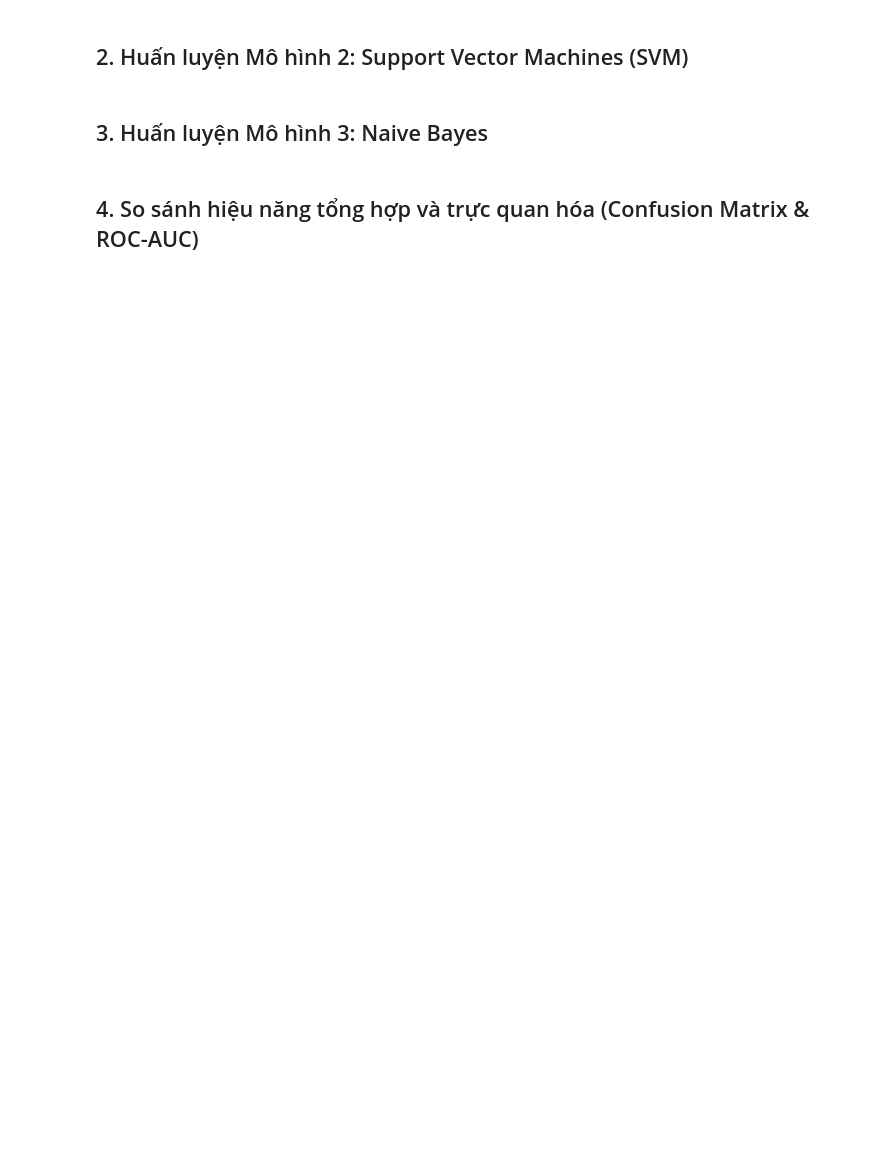
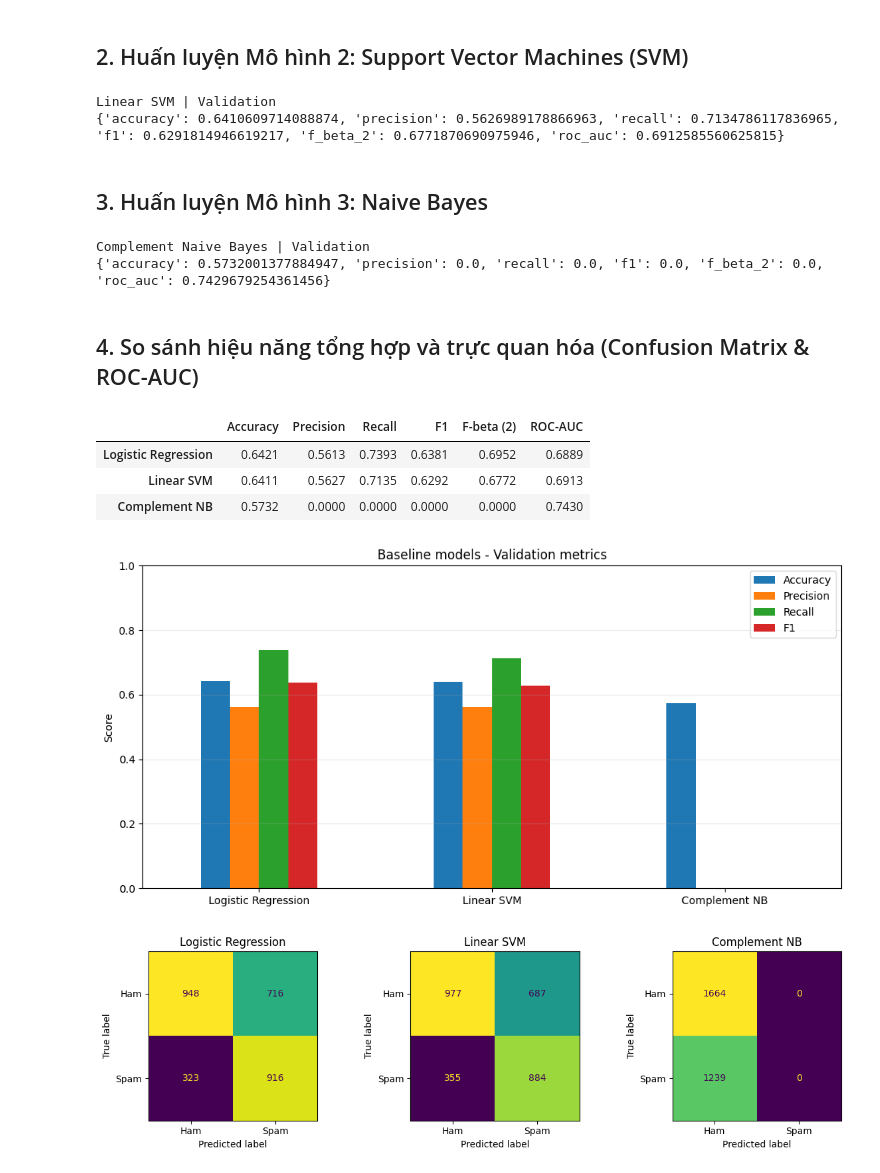
Before and after one commit to iamtien77/spam_classifier, a Jupyter notebook: notebooks/03_model_baseline_and_training.ipynb, the cells around one changed output. Drawn from its saved outputs; the diff is of its cells as text; code cells hidden in the pictures; blank space fills up the shorter version.

Commit message:
Update spam classifier task 2 files
Co-authored-by: Copilot <223556219+Copilot@users.noreply.github.com>

```diff
--- a/notebooks/03_model_baseline_and_training.ipynb
+++ b/notebooks/03_model_baseline_and_training.ipynb
@@ -39,2 +55,16 @@ pass
+# %%
+# Huấn luyện Linear SVM; decision score có thể chuyển thành xác suất bằng sigmoid
+svm_model = LinearSVMFromScratch(C=1.0, learning_rate=0.05, max_iter=60, class_weight="balanced")
+svm_model.fit(X_train_csr, y_train)
+y_scores_svm = svm_model.decision_function(X_val_csr)
+y_prob_svm = svm_model.predict_proba(X_val_csr)[:, 1]
+y_pred_svm = (y_prob_svm >= 0.5).astype(int)
+print("Linear SVM | Validation")
+print({"accuracy": accuracy_score(y_val, y_pred_svm), "precision": precision_score(y_val, y_pred_svm, zero_division=0),
+       "recall": recall_score(y_val, y_pred_svm, zero_division=0), "f1": f1_score(y_val, y_pred_svm, zero_division=0),
+       "f_beta_2": fbeta_score(y_val, y_pred_svm, beta=2, zero_division=0), "roc_auc": roc_auc_score(y_val, y_prob_svm)})
+# %% [output]
+Linear SVM | Validation
+{'accuracy': 0.6410609714088874, 'precision': 0.5626989178866963, 'recall': 0.7134786117836965, 'f1': 0.6291814946619217, 'f_beta_2': 0.6771870690975946, 'roc_auc': 0.6912585560625815}
 # %% [markdown]
 ## 3. Huấn luyện Mô hình 3: Naive Bayes
@@ -49,2 +71,15 @@ pass
+# %%
+# Huấn luyện Complement Naive Bayes; có thể đổi kind="multinomial" để so sánh
+nb_model = NaiveBayesClassifier(alpha=1.0, kind="complement")
+nb_model.fit(X_train_csr, y_train)
+y_prob_nb = nb_model.predict_proba(X_val_csr)[:, 1]
+y_pred_nb = (y_prob_nb >= 0.5).astype(int)
+print("Complement Naive Bayes | Validation")
+print({"accuracy": accuracy_score(y_val, y_pred_nb), "precision": precision_score(y_val, y_pred_nb, zero_division=0),
+       "recall": recall_score(y_val, y_pred_nb, zero_division=0), "f1": f1_score(y_val, y_pred_nb, zero_division=0),
+       "f_beta_2": fbeta_score(y_val, y_pred_nb, beta=2, zero_division=0), "roc_auc": roc_auc_score(y_val, y_prob_nb)})
+# %% [output]
+Complement Naive Bayes | Validation
+{'accuracy': 0.5732001377884947, 'precision': 0.0, 'recall': 0.0, 'f1': 0.0, 'f_beta_2': 0.0, 'roc_auc': 0.7429679254361456}
 # %% [markdown]
 ## 4. So sánh hiệu năng tổng hợp và trực quan hóa (Confusion Matrix & ROC-AUC)
@@ -58,0 +86,25 @@ pass
+# %%
+# Bảng tổng hợp các mô hình baseline trên Validation và lưu biểu đồ ma trận nhầm lẫn
+results = {}
+for name, prob in {"Logistic Regression": y_prob_lr, "Linear SVM": y_prob_svm, "Complement NB": y_prob_nb}.items():
+    pred = (prob >= 0.5).astype(int)
+    results[name] = {"Accuracy": accuracy_score(y_val, pred), "Precision": precision_score(y_val, pred, zero_division=0),
+                     "Recall": recall_score(y_val, pred, zero_division=0), "F1": f1_score(y_val, pred, zero_division=0),
+                     "F-beta (2)": fbeta_score(y_val, pred, beta=2, zero_division=0), "ROC-AUC": roc_auc_score(y_val, prob)}
+comparison_df = pd.DataFrame(results).T.sort_values("F-beta (2)", ascending=False)
+display(comparison_df.round(4))
+ax = comparison_df[["Accuracy", "Precision", "Recall", "F1"]].plot(kind="bar", figsize=(10, 5), ylim=(0, 1), rot=0)
+ax.set_title("Baseline models - Validation metrics"); ax.set_ylabel("Score"); ax.grid(axis="y", alpha=0.25)
+plt.tight_layout(); plt.savefig(FIGURES_DIR / "task2_baseline_comparison.png", dpi=300); plt.show()
+fig, axes = plt.subplots(1, 3, figsize=(12, 3.5))
+for ax, (name, prob) in zip(axes, {"Logistic Regression": y_prob_lr, "Linear SVM": y_prob_svm, "Complement NB": y_prob_nb}.items()):
+    ConfusionMatrixDisplay(confusion_matrix(y_val, (prob >= 0.5).astype(int)), display_labels=["Ham", "Spam"]).plot(ax=ax, colorbar=False)
+    ax.set_title(name)
+plt.tight_layout(); plt.savefig(FIGURES_DIR / "task2_baseline_confusion_matrices.png", dpi=300); plt.show()
+# %% [output]
+|  | Accuracy | Precision | Recall | F1 | F-beta (2) | ROC-AUC |
+| Logistic Regression | 0.6421 | 0.5613 | 0.7393 | 0.6381 | 0.6952 | 0.6889 |
+| Linear SVM | 0.6411 | 0.5627 | 0.7135 | 0.6292 | 0.6772 | 0.6913 |
+| Complement NB | 0.5732 | 0.0000 | 0.0000 | 0.0000 | 0.0000 | 0.7430 |
+[figure, added]
+[figure, added]
```
Also changed, not shown: parts of 7 cells of this notebook, 15 other files.
